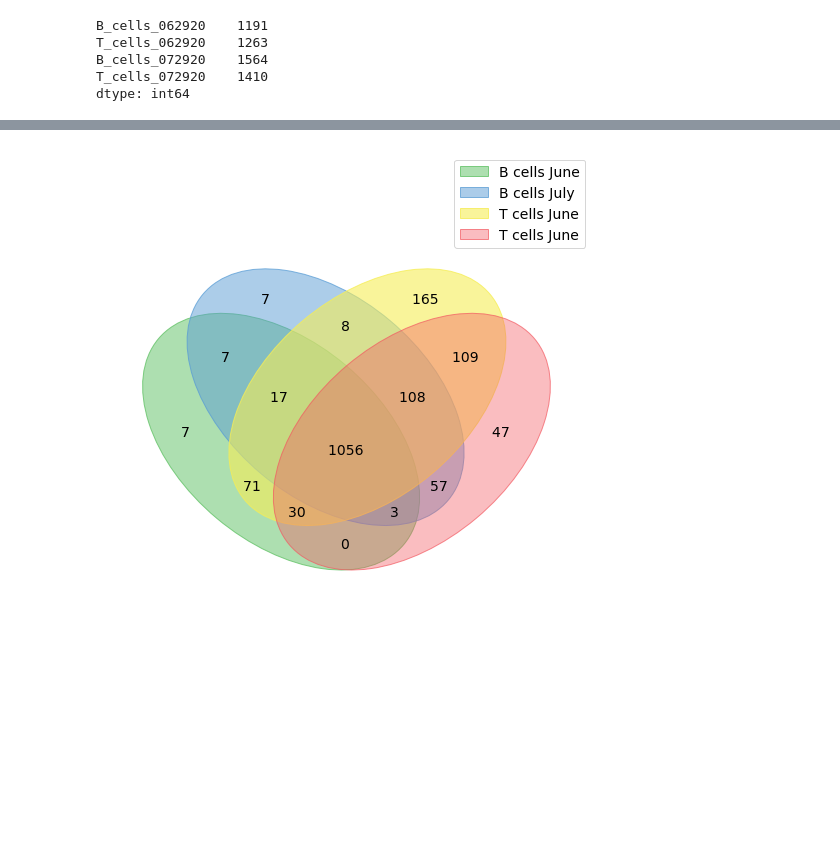
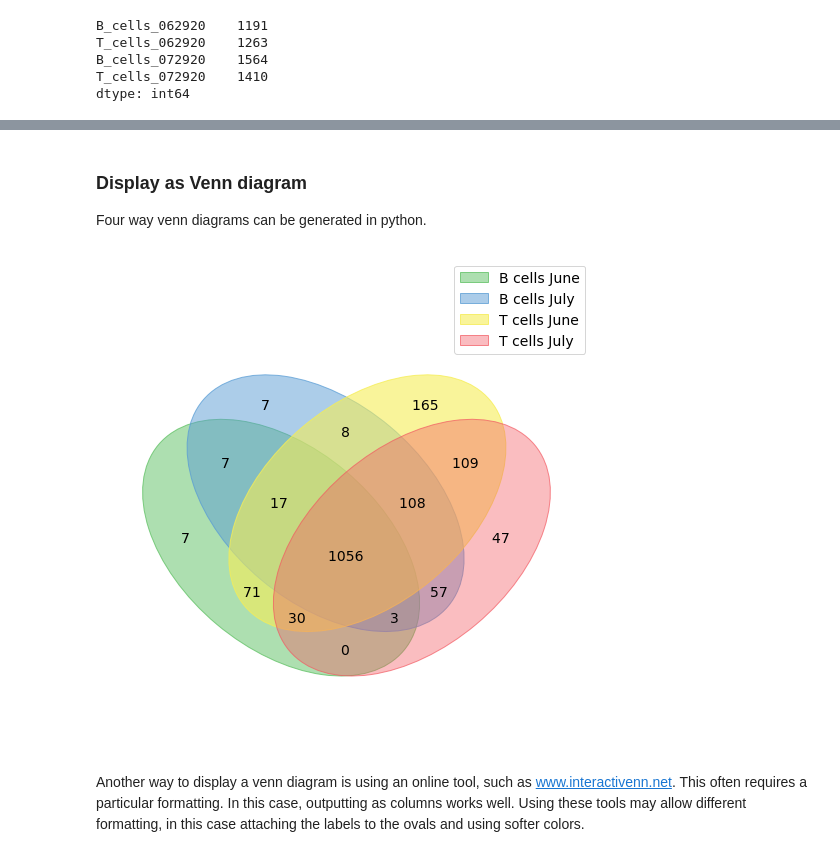
Before and after one commit to PayneLab/Lymphocytes2, a Jupyter notebook: figure2_venn.ipynb, the cells around one changed output, grey strips where cells are left out. Cells and saved outputs as stored; diff of their text form; code cells hidden in the pictures; blank space fills up the shorter version.

Commit message:
Update figures, file names; draft 2

```diff
--- a/venn_binning.ipynb
+++ b/figure2_venn.ipynb
@@ -200,18 +129,22 @@ venn_numbers_clean
+# %% [markdown]
+### Display as Venn diagram
+Four way venn diagrams can be generated in python.
 # %%
 import venn
 from numpy import nan
 # %%
 set_cols = {}
 for col in present_in:
     set_cols[col] = set(present_in[col].replace(False, nan).dropna().index)
 
 
 labels = venn.get_labels(set_cols.values(), fill=['number'])
-fig, ax = venn.venn4(labels, names=['B cells June', 'B cells July', 'T cells June', 'T cells June'])
-fig.show()
+fig, ax = venn.venn4(labels, names=['B cells June', 'B cells July', 'T cells June', 'T cells July'])
 plt.savefig('data/venn.png', dpi=300, bbox_inches='tight')
 # %% [output]
-[figure, old version]
+[figure, new version]
+# %% [markdown]
+Another way to display a venn diagram is using an online tool, such as www.interactivenn.net. This often requires a particular formatting. In this case, outputting as columns works well. Using these tools may allow different formatting, in this case attaching the labels to the ovals and using softer colors.
 # %%
 pd.Series(list(set_cols['B_cells_062920'])).to_csv('data/setsB6.csv')
 pd.Series(list(set_cols['B_cells_072920'])).to_csv('data/setsB7.csv')
```
Also changed, not shown: parts of 9 cells of this notebook, 6 other files.
